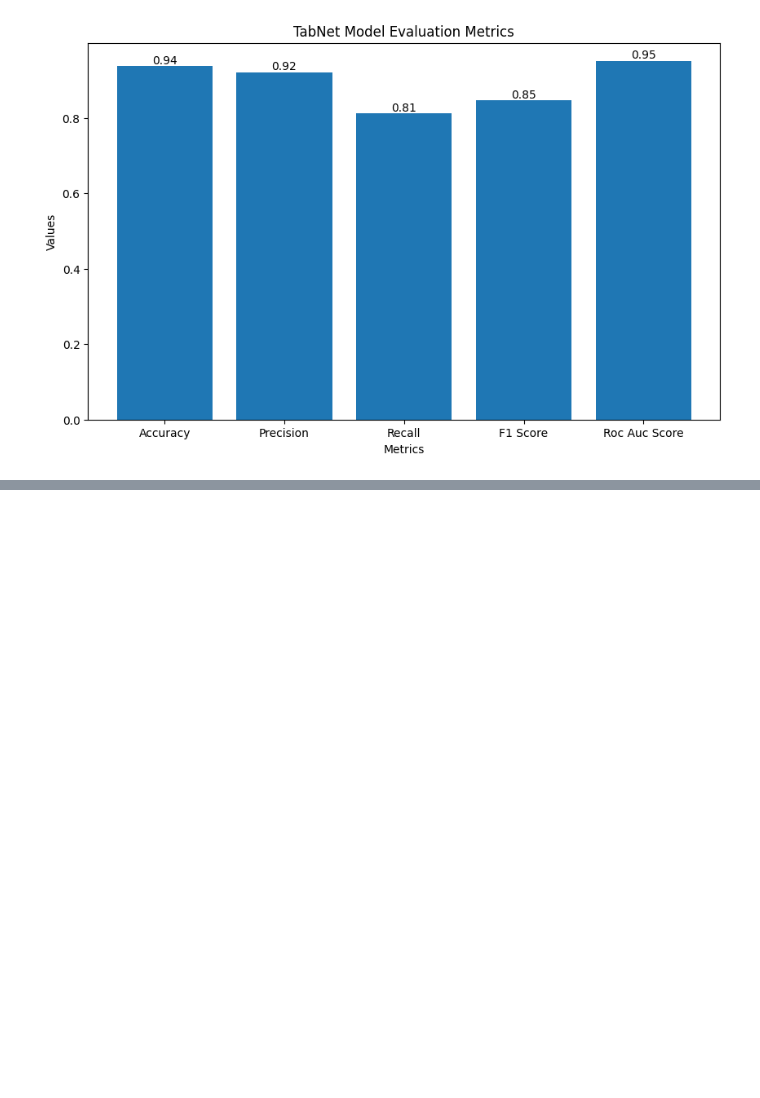
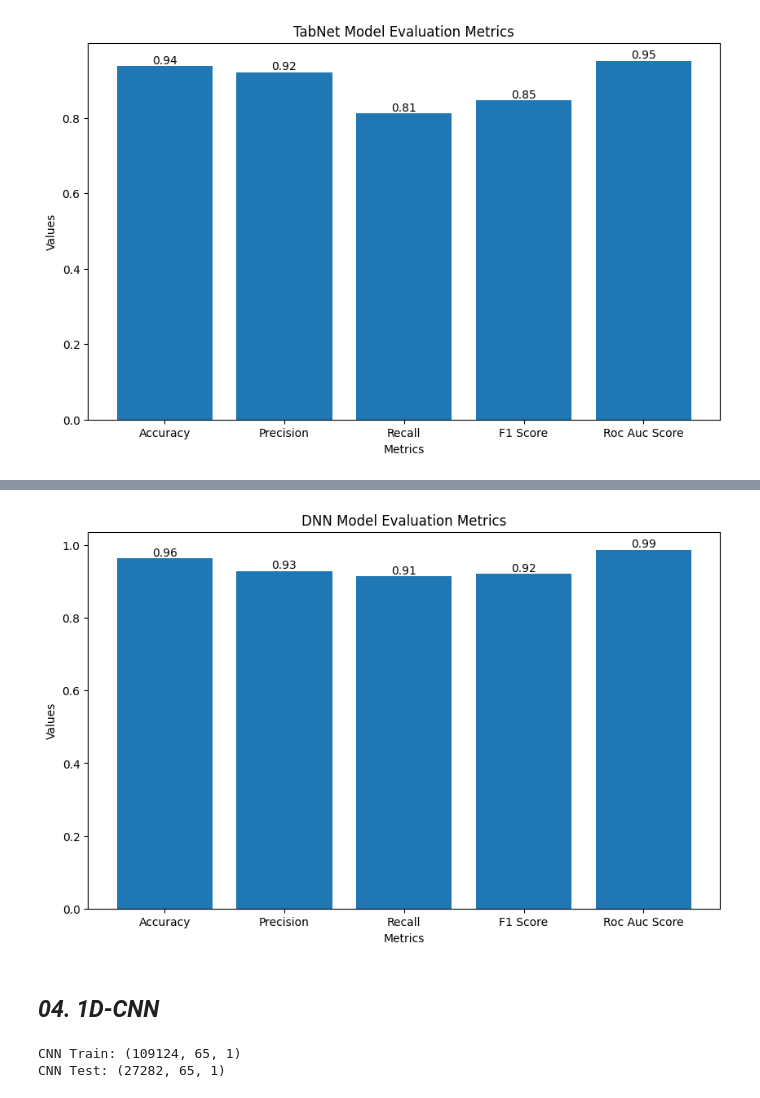
Before and after one commit to halimAhtasham/Network-_Intrusion_Detection---All_In_One, a Jupyter notebook: ROSIDS23_Testing_Multiple_Model.ipynb, the cells around one changed output, grey strips where cells are left out. Drawn from its saved outputs; the diff is of its cells as text; code cells hidden in the pictures; blank space fills up the shorter version.

Commit message:
Finished Testing Multiple ML and DL Model.

```diff
--- a/ROSIDS23_Testing_Multiple_Model.ipynb
+++ b/ROSIDS23_Testing_Multiple_Model.ipynb
@@ -1163,0 +1212,22 @@ plt.show()
+# %%
+early_stop = EarlyStopping(
+    monitor="val_loss",
+    patience=3,
+    restore_best_weights=True
+)
+
+start_time = time.time()
+
+dnn_history = dnn.fit(
+    X_train_scaled,
+    y_train,
+    validation_split=0.2,
+    epochs=20,
+    batch_size=256,
+    callbacks=[early_stop],
+    verbose=1
+)
+
+dnn_training_time = time.time() - start_time
+
+print(f"Training Time: {dnn_training_time:.2f} seconds")
@@ -1163,0 +1252,3 @@ plt.show()
+# %%
+dnn_pred_prob = dnn.predict(X_test_scaled)
+dnn_pred = np.argmax(dnn_pred_prob, axis=1)
@@ -1163,0 +1285,41 @@ plt.show()
+# %%
+plt.figure(figsize=(10,6))
+
+plt.title("DNN Model Evaluation Metrics")
+plt.xlabel("Metrics")
+plt.ylabel("Values")
+
+matrics = ["Accuracy", "Precision", "Recall", "F1 Score", "Roc Auc Score"]
+values = [
+    accuracy_score(y_test, dnn_pred),
+    precision_score(y_test, dnn_pred, average="macro"),
+    recall_score(y_test, dnn_pred, average="macro"),
+    f1_score(y_test, dnn_pred, average="macro"),
+    roc_auc_score(y_test, dnn_pred_prob, multi_class='ovr', average='macro')
+]
+
+bars = plt.bar(matrics, values)
+plt.bar_label(bars, fmt='%.2f')
+plt.show()
+# %% [output]
+[figure, added]
+# %% [markdown]
+## ***04. 1D-CNN***
+# %%
+X_train_cnn = X_train_scaled.reshape(
+    X_train_scaled.shape[0],
+    X_train_scaled.shape[1],
+    1
+)
+
+X_test_cnn = X_test_scaled.reshape(
+    X_test_scaled.shape[0],
+    X_test_scaled.shape[1],
+    1
+)
+
+print("CNN Train:", X_train_cnn.shape)
+print("CNN Test:", X_test_cnn.shape)
+# %% [output]
+CNN Train: (109124, 65, 1)
+CNN Test: (27282, 65, 1)
```
Also changed, not shown: parts of 31 cells of this notebook.
